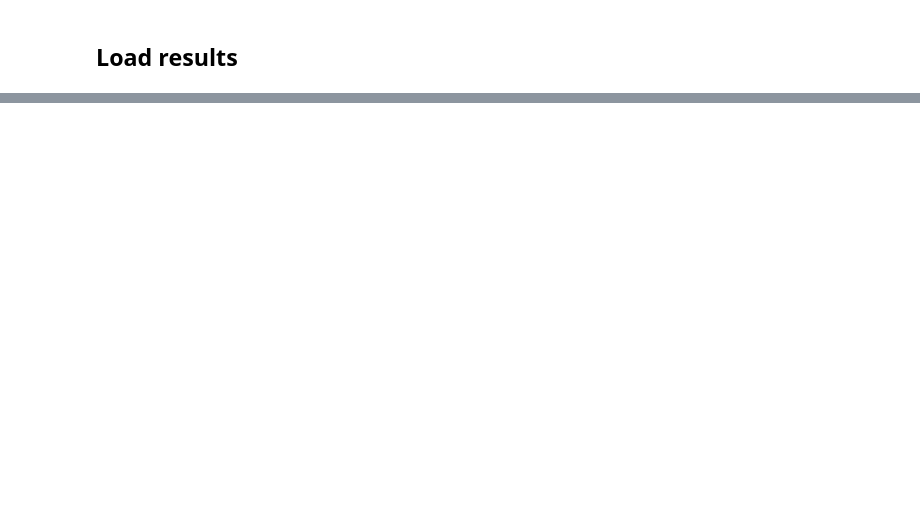
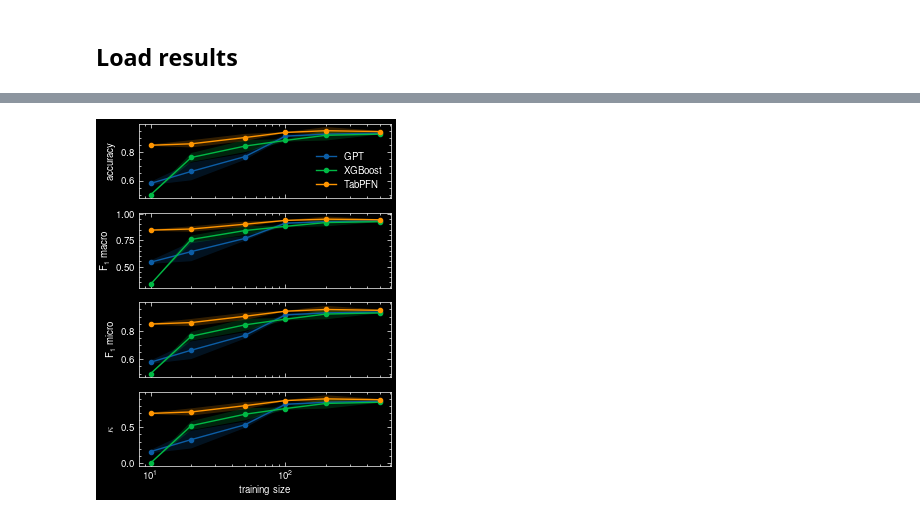
Before and after one commit to kjappelbaum/gptchem, a Jupyter notebook: experiments/03_classification/polymers/plot_results.ipynb, the cells around one changed output, grey strips where cells are left out. Drawn from its saved outputs; the diff is of its cells as text; code cells hidden in the pictures; blank space fills up the shorter version.

```diff
--- a/experiments/03_classification/polymers/plot_results.ipynb
+++ b/experiments/03_classification/polymers/plot_results.ipynb
@@ -80,0 +62,6 @@ tabpfn_res
+# %%
+grouped_res = res.groupby(['num_classes', 'train_size']).agg(['mean', 'std'])
+# %%
+grouped_xgboost_res = xgboost_res.groupby(['num_classes', 'train_size']).agg(['mean', 'std'])
+# %%
+grouped_tabpfn_res = tabpfn_res.groupby(['num_classes', 'train_size']).agg(['mean', 'std'])
@@ -80,0 +80,56 @@ tabpfn_res
+# %%
+fig, ax = plt.subplots(4, 1, figsize=(ONE_COL_WIDTH_INCH, TWO_COL_GOLDEN_RATIO_HEIGHT_INCH), sharex='all')
+
+# plot the binary case, i.e. num_classes = 2
+
+for i, metric in enumerate(['accuracy', 'f1_macro', 'f1_micro', 'kappa']):
+    ax[i].plot(
+        grouped_res.loc[2,:].index,
+        grouped_res.loc[2,:][metric]['mean'],
+        marker='o',
+        label='GPT',
+    )
+    ax[i].fill_between(
+        grouped_res.loc[2,:].index,
+        grouped_res.loc[2,:][metric]['mean'] - grouped_res.loc[2,:][metric]['std'],
+        grouped_res.loc[2,:][metric]['mean'] + grouped_res.loc[2,:][metric]['std'],
+        alpha=0.2,
+    )
+
+    ax[i].plot(
+        grouped_xgboost_res.loc[2,:].index,
+        grouped_xgboost_res.loc[2,:][metric]['mean'],
+        marker='o',
+        label='XGBoost'
+    )
+    ax[i].fill_between(
+        grouped_xgboost_res.loc[2,:].index,
+        grouped_xgboost_res.loc[2,:][metric]['mean'] - grouped_xgboost_res.loc[2,:][metric]['std'],
+        grouped_xgboost_res.loc[2,:][metric]['mean'] + grouped_xgboost_res.loc[2,:][metric]['std'],
+        alpha=0.2,
+    )
+
+    ax[i].plot(
+        grouped_tabpfn_res.loc[2,:].index,
+        grouped_tabpfn_res.loc[2,:][metric]['mean'],
+        marker='o',
+        label='TabPFN'
+    )
+    ax[i].fill_between(
+        grouped_tabpfn_res.loc[2,:].index,
+        grouped_tabpfn_res.loc[2,:][metric]['mean'] - grouped_tabpfn_res.loc[2,:][metric]['std'],
+        grouped_tabpfn_res.loc[2,:][metric]['mean'] + grouped_tabpfn_res.loc[2,:][metric]['std'],
+        alpha=0.2,
+    )
+
+ax[-1].set_xlabel('training size')
+ax[0].legend()
+
+ax[0].set_ylabel('accuracy')
+ax[1].set_ylabel(r'F$_{1}$ macro')
+ax[2].set_ylabel(r'F$_{1}$ micro')
+ax[3].set_ylabel(r'$\kappa$')
+
+ax[0].set_xscale('log')
+# %% [output]
+[figure, added]
```
Also changed, not shown: parts of 6 cells of this notebook, 31 other files.
